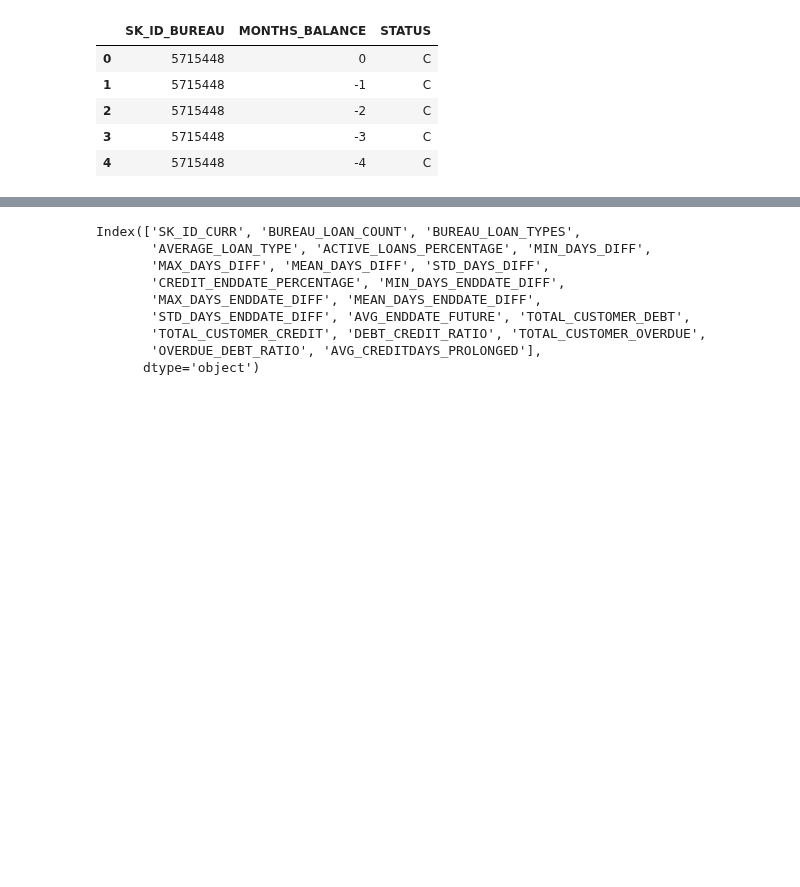
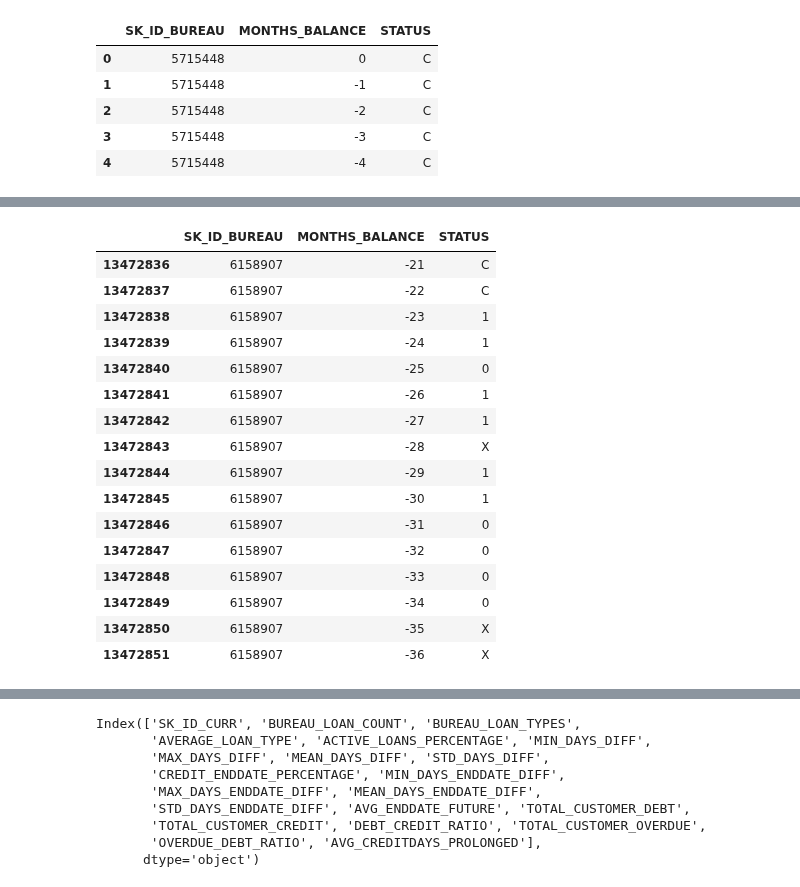
Before and after one commit to thiagobrito/home-credit-default-risk, a Jupyter notebook: bureau-balance.ipynb, the cells around one changed output, grey strips where cells are left out. Drawn from its saved outputs; the diff is of its cells as text; code cells hidden in the pictures; blank space fills up the shorter version.

```diff
--- a/bureau-balance.ipynb
+++ b/bureau-balance.ipynb
@@ -52,0 +89,20 @@ bureau_balance_df.head(5)
+# %%
+bureau_balance_df[bureau_balance_df.SK_ID_BUREAU == 6158907]
+# %% [output]
+|  | SK_ID_BUREAU | MONTHS_BALANCE | STATUS |
+| 13472836 | 6158907 | -21 | C |
+| 13472837 | 6158907 | -22 | C |
+| 13472838 | 6158907 | -23 | 1 |
+| 13472839 | 6158907 | -24 | 1 |
+| 13472840 | 6158907 | -25 | 0 |
+| 13472841 | 6158907 | -26 | 1 |
+| 13472842 | 6158907 | -27 | 1 |
+| 13472843 | 6158907 | -28 | X |
+| 13472844 | 6158907 | -29 | 1 |
+| 13472845 | 6158907 | -30 | 1 |
+| 13472846 | 6158907 | -31 | 0 |
+| 13472847 | 6158907 | -32 | 0 |
+| 13472848 | 6158907 | -33 | 0 |
+| 13472849 | 6158907 | -34 | 0 |
+| 13472850 | 6158907 | -35 | X |
+| 13472851 | 6158907 | -36 | X |
```
Also changed, not shown: parts of 21 cells of this notebook, 14 other files.
